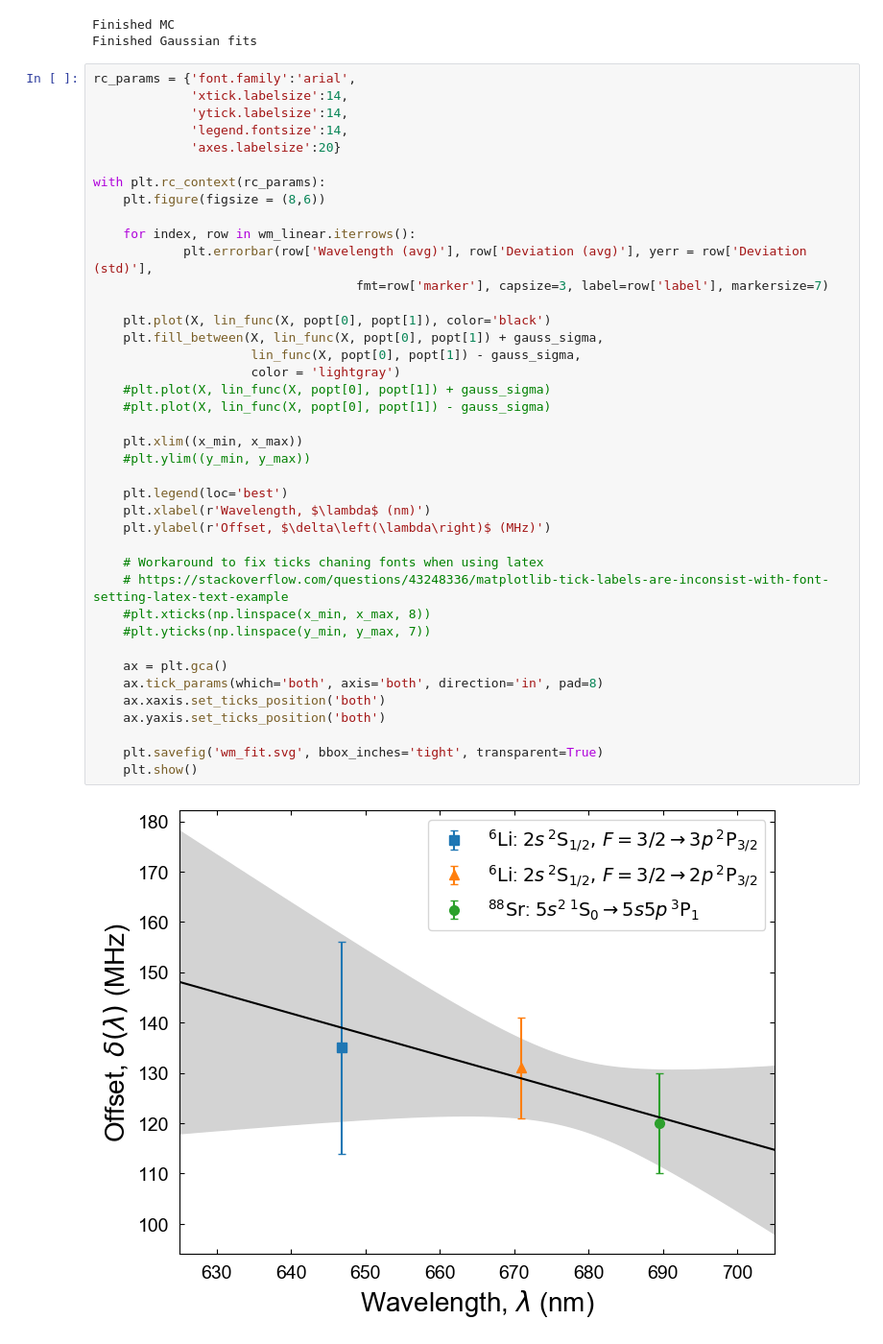
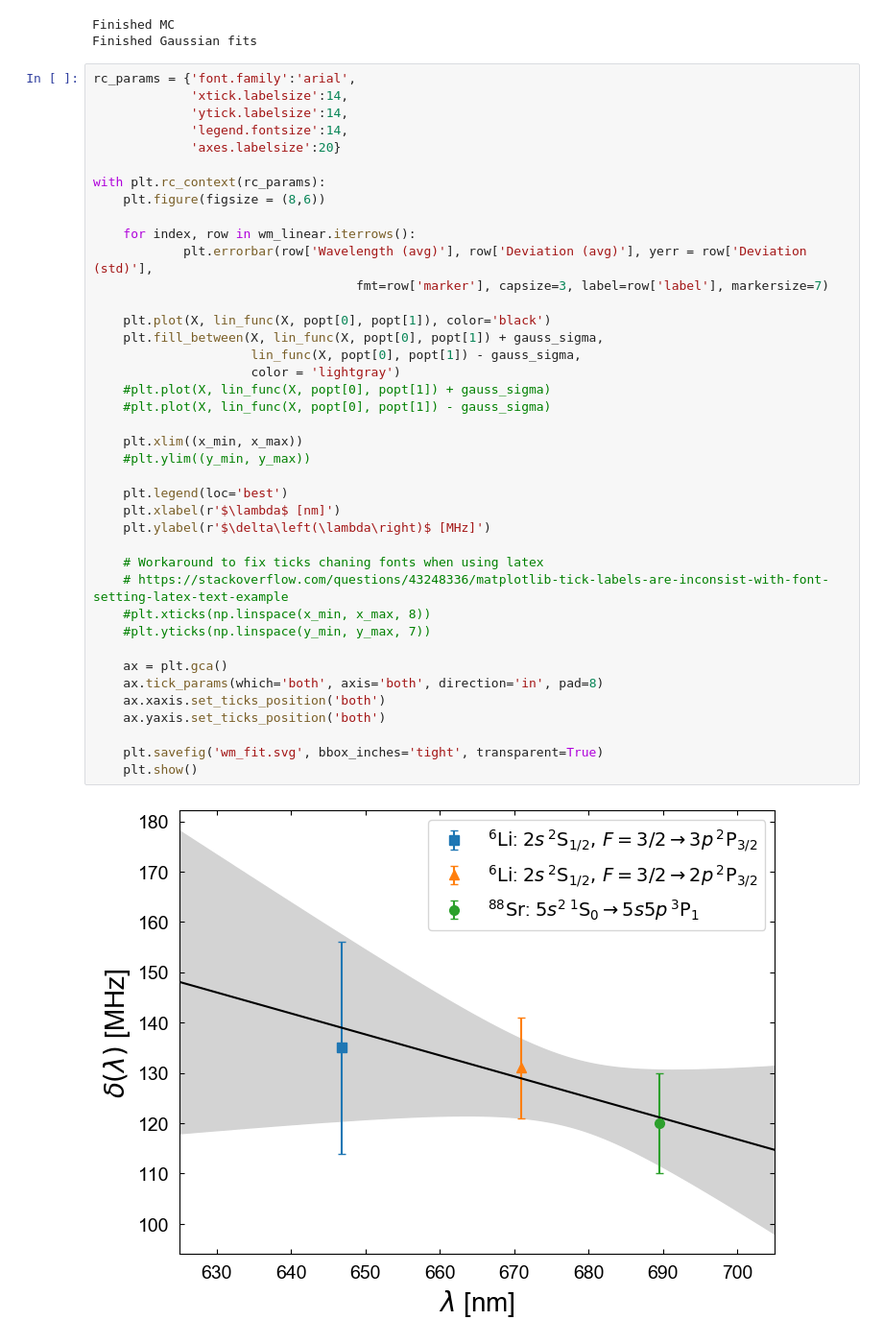
Before and after one commit to rogding/phd_thesis, a Jupyter notebook: chapters/fermion_spectroscopy/wavemeter_calibration/wm_cal-fit.ipynb, the cells around one changed output. Shown at 96% size. Drawn from its saved outputs; the diff is of its cells as text.

Commit message:
Working towards fermion spectroscopy n-scaling plots

```diff
--- a/chapters/fermion_spectroscopy/wavemeter_calibration/wm_cal-fit.ipynb
+++ b/chapters/fermion_spectroscopy/wavemeter_calibration/wm_cal-fit.ipynb
@@ -103,33 +103,33 @@ with plt.rc_context(rc_params):
 
     for index, row in wm_linear.iterrows():
             plt.errorbar(row['Wavelength (avg)'], row['Deviation (avg)'], yerr = row['Deviation (std)'],
                                    fmt=row['marker'], capsize=3, label=row['label'], markersize=7)
 
     plt.plot(X, lin_func(X, popt[0], popt[1]), color='black')
     plt.fill_between(X, lin_func(X, popt[0], popt[1]) + gauss_sigma,
                      lin_func(X, popt[0], popt[1]) - gauss_sigma,
                      color = 'lightgray')
     #plt.plot(X, lin_func(X, popt[0], popt[1]) + gauss_sigma)
     #plt.plot(X, lin_func(X, popt[0], popt[1]) - gauss_sigma)
 
     plt.xlim((x_min, x_max))
     #plt.ylim((y_min, y_max))
 
     plt.legend(loc='best')
-    plt.xlabel(r'Wavelength, $\lambda$ (nm)')
-    plt.ylabel(r'Offset, $\delta\left(\lambda\right)$ (MHz)')
+    plt.xlabel(r'$\lambda$ [nm]')
+    plt.ylabel(r'$\delta\left(\lambda\right)$ [MHz]')
 
     # Workaround to fix ticks chaning fonts when using latex
     # https://stackoverflow.com/questions/43248336/matplotlib-tick-labels-are-inconsist-with-font-setting-latex-text-example
     #plt.xticks(np.linspace(x_min, x_max, 8))
     #plt.yticks(np.linspace(y_min, y_max, 7))
 
     ax = plt.gca()
     ax.tick_params(which='both', axis='both', direction='in', pad=8)
     ax.xaxis.set_ticks_position('both')
     ax.yaxis.set_ticks_position('both')
 
     plt.savefig('wm_fit.svg', bbox_inches='tight', transparent=True)
     plt.show()
 # %% [output]
-[figure, old version]
+[figure, new version]
```
Also changed, not shown: 3 other files.
